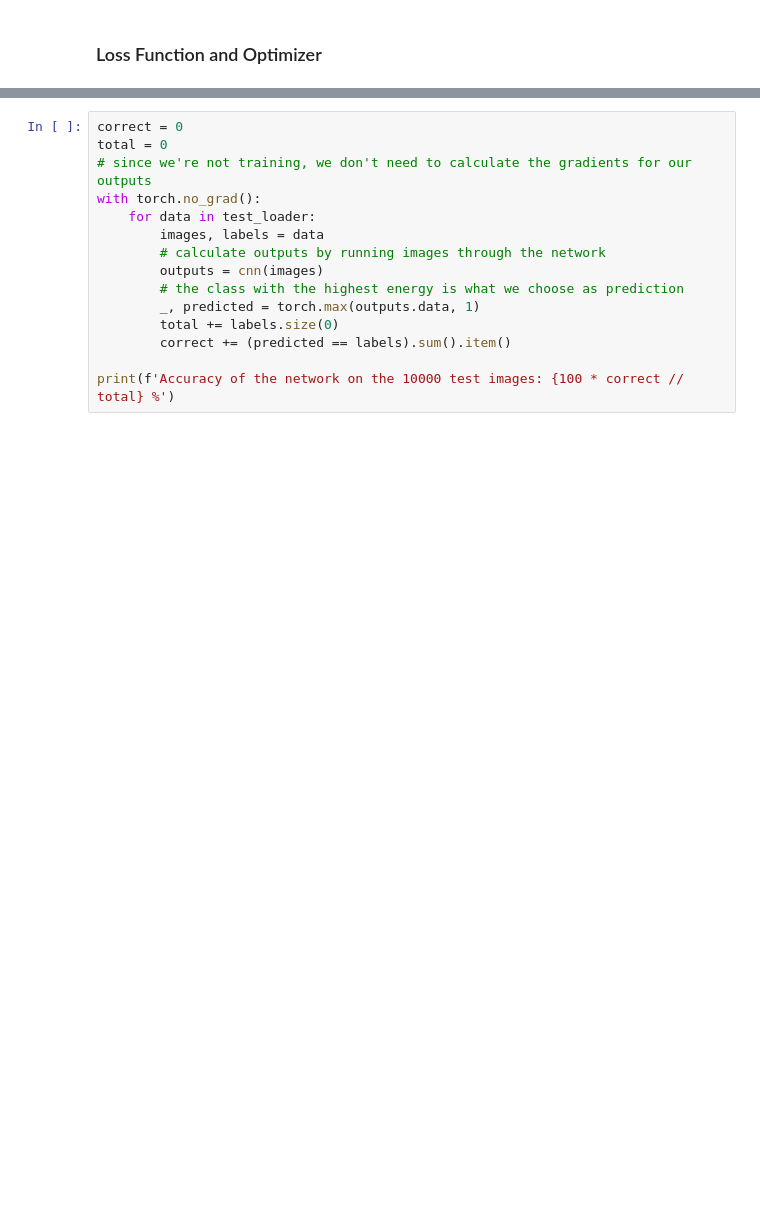
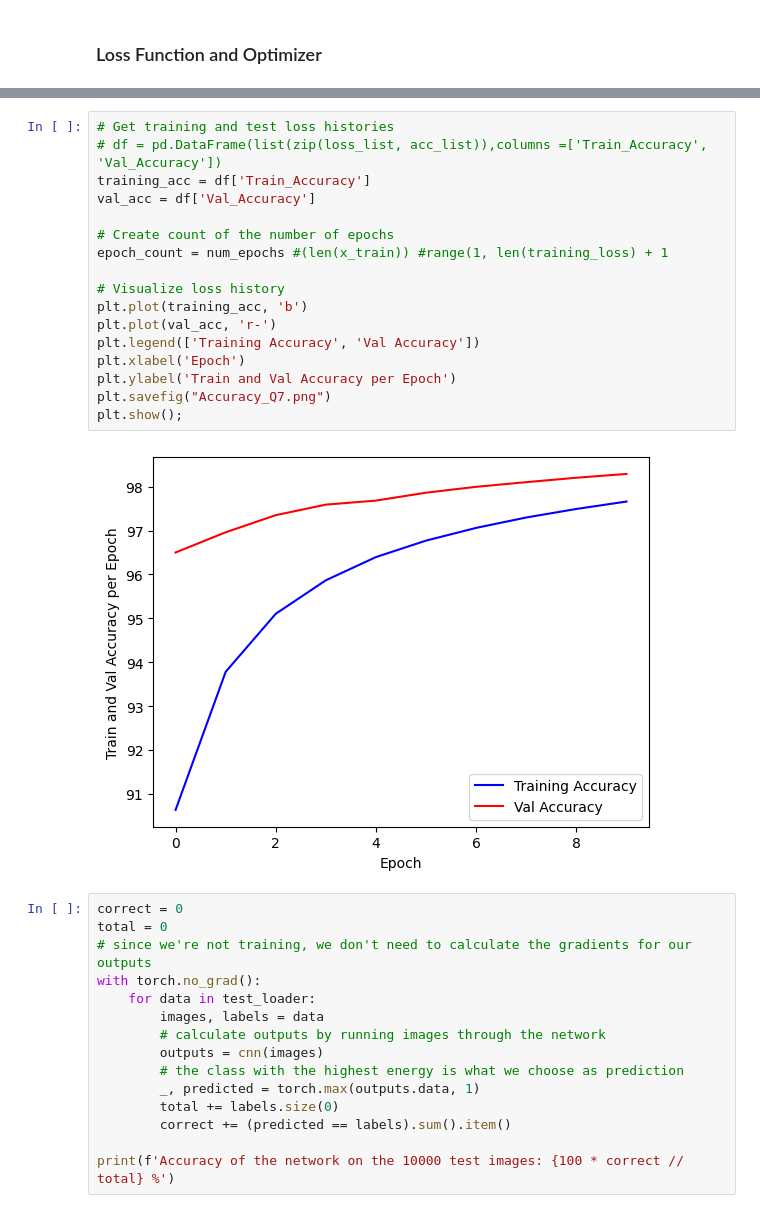
Before and after one commit to tkaintura/DeepLearning, a Jupyter notebook: CNNQuestion7,8.ipynb, the cells around one changed output, grey strips where cells are left out. Drawn from its saved outputs; the diff is of its cells as text; blank space fills up the shorter version.

```diff
--- a/CNNQuestion7,8.ipynb
+++ b/CNNQuestion7,8.ipynb
@@ -308,3 +352,22 @@ Epoch [5/5], Step [3000/3125], Loss: 0.0013
+# %%
+# Get training and test loss histories
+# df = pd.DataFrame(list(zip(loss_list, acc_list)),columns =['Train_Accuracy', 'Val_Accuracy'])
+training_acc = df['Train_Accuracy']
+val_acc = df['Val_Accuracy']
+
+# Create count of the number of epochs
+epoch_count = num_epochs #(len(x_train)) #range(1, len(training_loss) + 1
+
+# Visualize loss history
+plt.plot(training_acc, 'b')
+plt.plot(val_acc, 'r-')
+plt.legend(['Training Accuracy', 'Val Accuracy'])
+plt.xlabel('Epoch')
+plt.ylabel('Train and Val Accuracy per Epoch')
+plt.savefig("Accuracy_Q7.png")
+plt.show();
+# %% [output]
+[figure, added]
 # %%
 correct = 0
 total = 0
```
Also changed, not shown: parts of 14 cells of this notebook.
